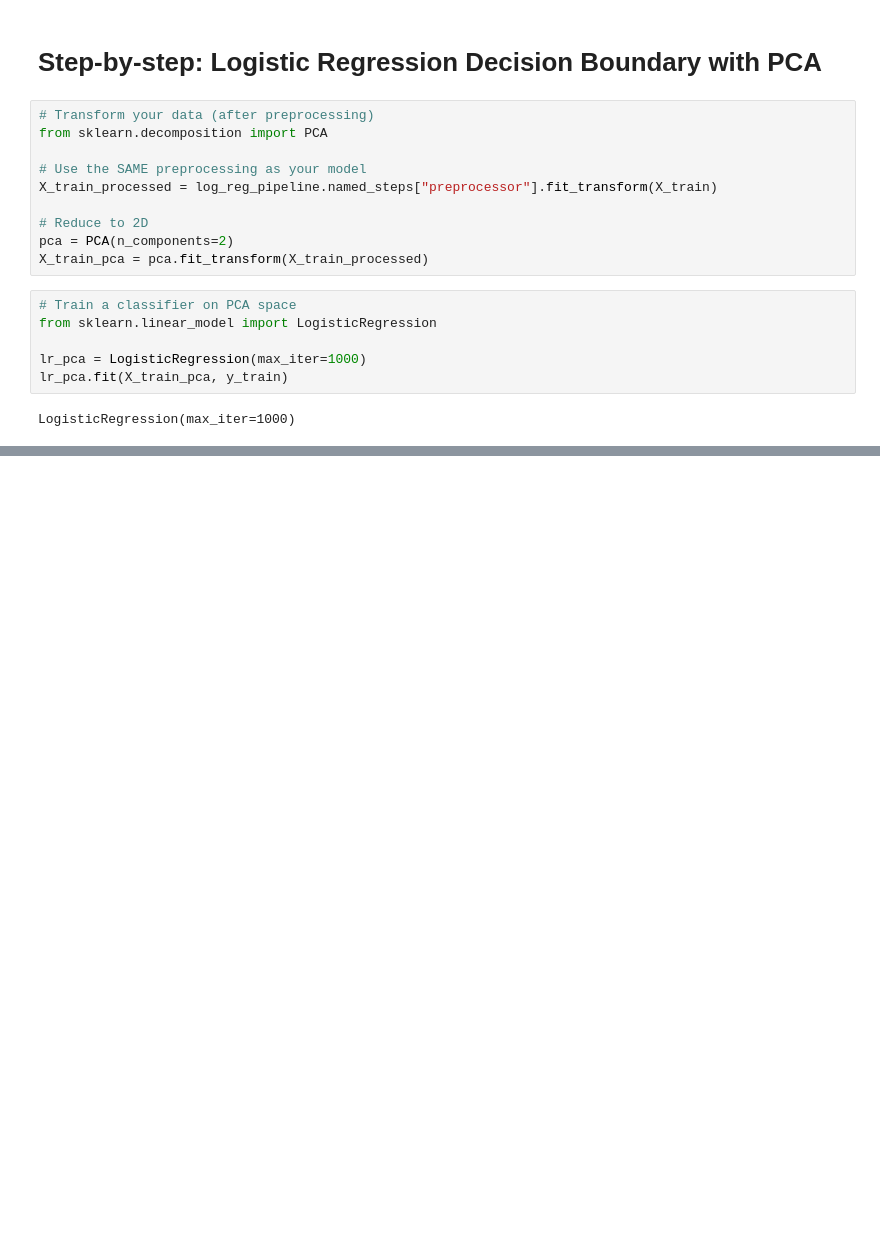
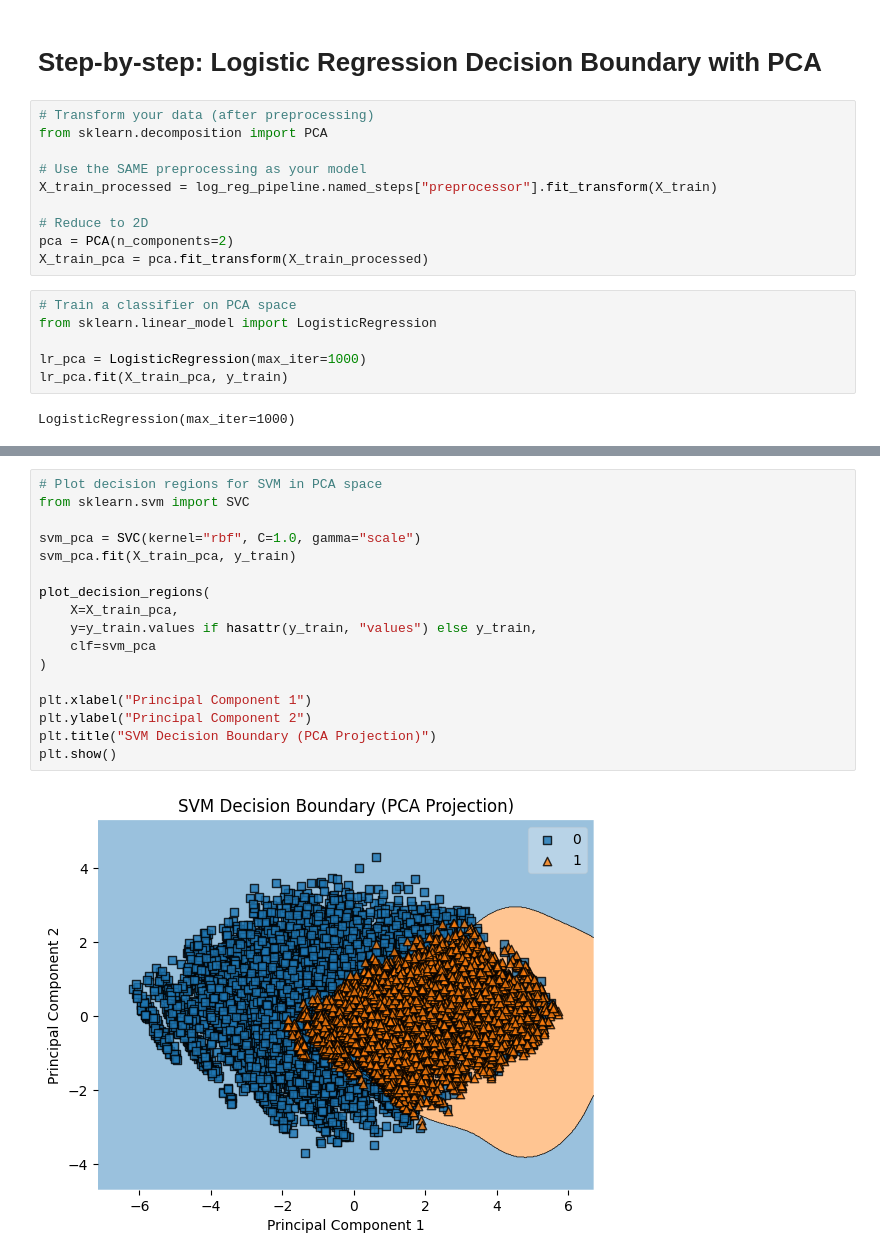
Before and after one commit to muskaanmahes/DS-7331-Term-Project, a Jupyter notebook: Mini_Lab_Logistic_Regression_SVMs/MiniLab_Nino.ipynb, the cells around one changed output, grey strips where cells are left out. Saved outputs shown, nothing was run; the diff lists cells and outputs as text; blank space fills up the shorter version.

```diff
--- a/Mini_Lab_Logistic_Regression_SVMs/MiniLab_Nino.ipynb
+++ b/Mini_Lab_Logistic_Regression_SVMs/MiniLab_Nino.ipynb
@@ -153,0 +154,19 @@ plt.show()
+# %%
+# Plot decision regions for SVM in PCA space
+from sklearn.svm import SVC
+
+svm_pca = SVC(kernel="rbf", C=1.0, gamma="scale")
+svm_pca.fit(X_train_pca, y_train)
+
+plot_decision_regions(
+    X=X_train_pca,
+    y=y_train.values if hasattr(y_train, "values") else y_train,
+    clf=svm_pca
+)
+
+plt.xlabel("Principal Component 1")
+plt.ylabel("Principal Component 2")
+plt.title("SVM Decision Boundary (PCA Projection)")
+plt.show()
+# %% [output]
+[figure, added]
```
Also changed, not shown: parts of 1 cell of this notebook.
